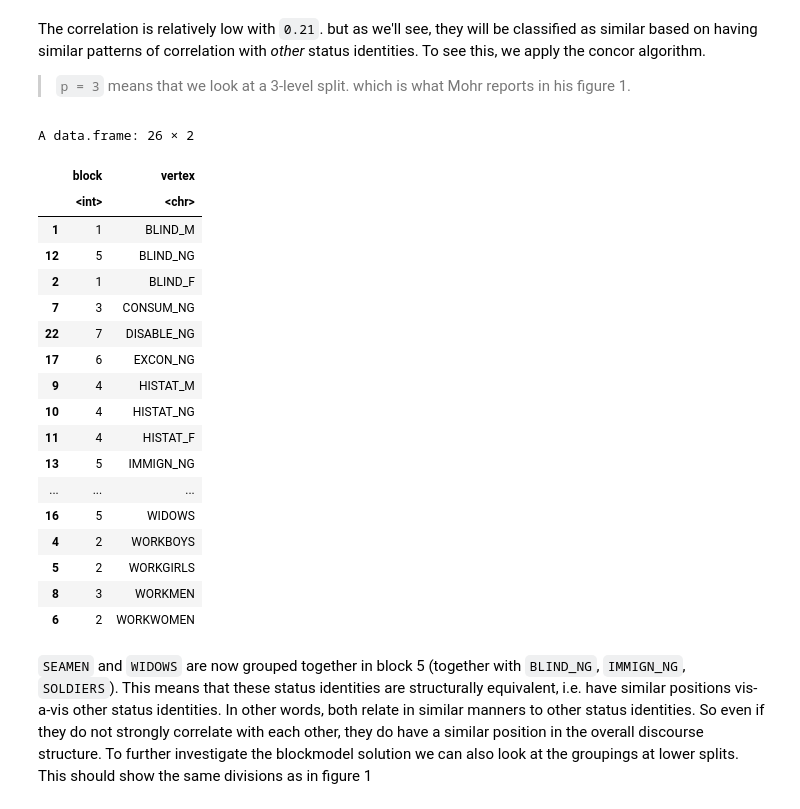
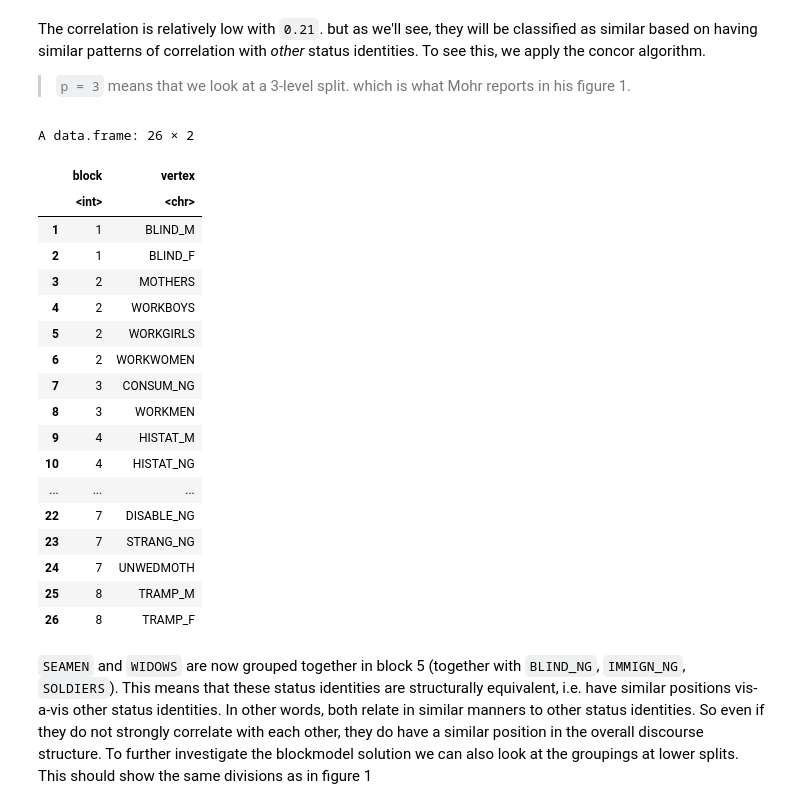
Before and after one commit to Jitzeoomen/uva-measuring-meaning, a Jupyter notebook: mohr.ipynb, the cells around one changed output. Saved outputs shown, nothing was run; the diff lists cells and outputs as text; code cells hidden in the pictures.

Commit message:
Order the tables by block

```diff
--- a/mohr.ipynb
+++ b/mohr.ipynb
@@ -92,27 +98,27 @@ The correlation is relatively low with `0.21`. but as we'll see, they will be cl
 > `p = 3` means that we look at a 3-level split. which is what Mohr reports in his figure 1.
 # %%
 blks3 <- concor_hca(list(soldiers_cor), p = 3)
-blks3
+blks3[ order(blks3$block), ]
 # %% [output]
 A data.frame: 26 × 2
 |  | block | vertex |
 |  | <int> | <chr> |
 | 1 | 1 | BLIND_M |
-| 12 | 5 | BLIND_NG |
 | 2 | 1 | BLIND_F |
+| 3 | 2 | MOTHERS |
+| 4 | 2 | WORKBOYS |
+| 5 | 2 | WORKGIRLS |
+| 6 | 2 | WORKWOMEN |
 | 7 | 3 | CONSUM_NG |
-| 22 | 7 | DISABLE_NG |
-| 17 | 6 | EXCON_NG |
+| 8 | 3 | WORKMEN |
 | 9 | 4 | HISTAT_M |
 | 10 | 4 | HISTAT_NG |
-| 11 | 4 | HISTAT_F |
-| 13 | 5 | IMMIGN_NG |
 | ... | ... | ... |
-| 16 | 5 | WIDOWS |
-| 4 | 2 | WORKBOYS |
-| 5 | 2 | WORKGIRLS |
-| 8 | 3 | WORKMEN |
-| 6 | 2 | WORKWOMEN |
+| 22 | 7 | DISABLE_NG |
+| 23 | 7 | STRANG_NG |
+| 24 | 7 | UNWEDMOTH |
+| 25 | 8 | TRAMP_M |
+| 26 | 8 | TRAMP_F |
 # %% [markdown]
 `SEAMEN` and `WIDOWS` are now grouped together in block 5 (together with `BLIND_NG`, `IMMIGN_NG`, `SOLDIERS`). This means that these status identities are structurally equivalent, i.e. have similar positions vis-a-vis other status identities. In other words, both relate in similar manners to other status identities. So even if they do not strongly correlate with each other, they do have a similar position in the overall discourse structure. To further investigate the blockmodel solution we can also look at the groupings at lower splits. This should show the same divisions as in figure 1
 # %%
```
Also changed, not shown: parts of 4 cells of this notebook.
